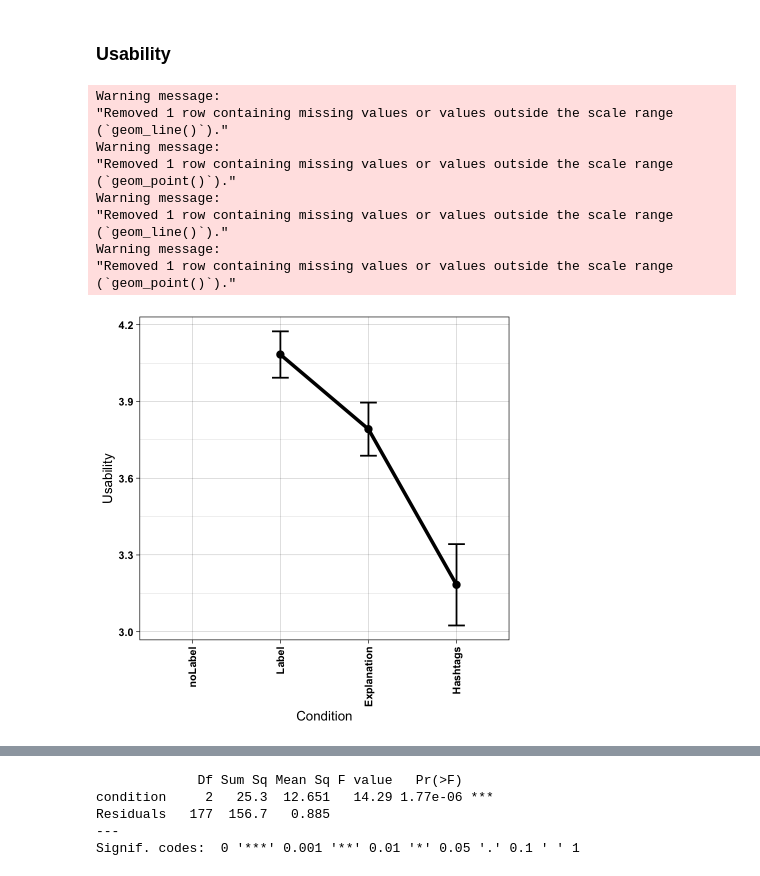
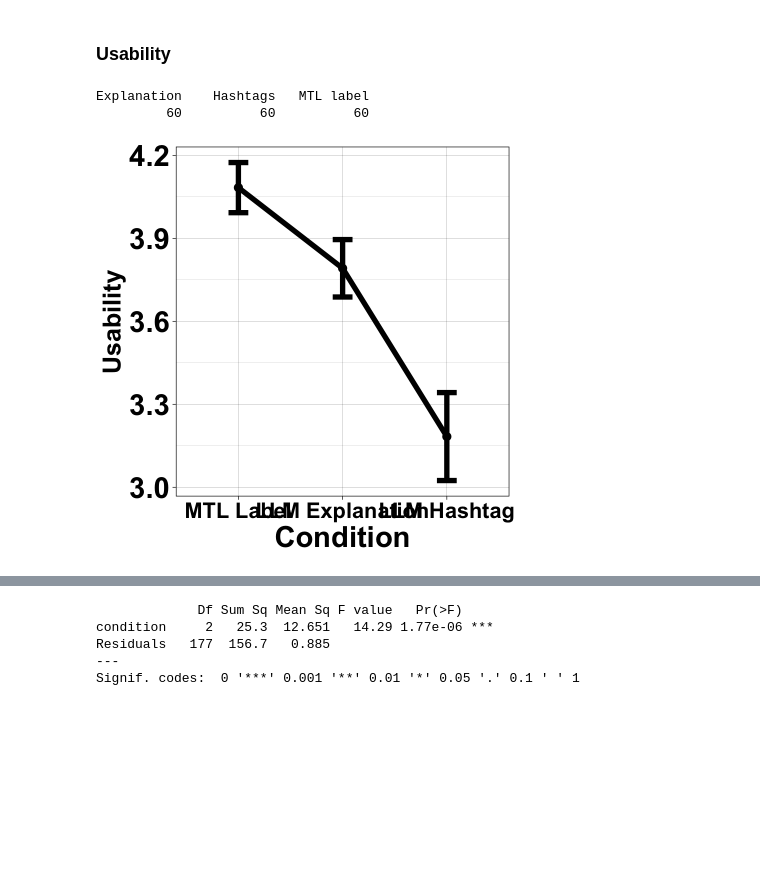
Before and after one commit to ayoubGL/UMAP_25_LLMS_Hash, a Jupyter notebook: Data_Analysis/DA_Umap25_R.ipynb, the cells around one changed output, grey strips where cells are left out. Saved outputs shown, nothing was run; the diff lists cells and outputs as text; code cells hidden in the pictures; blank space fills up the shorter version.

```diff
--- a/Data_Analysis/DA_Umap25_R.ipynb
+++ b/Data_Analysis/DA_Umap25_R.ipynb
@@ -735,0 +853,5 @@ Usability
+# %%
+usability.model <- usability ~ conditionExplanation  + conditionLabel + conditionHashtags
+usability.model.fit <- lm(usability.model, data = df_dummies)
+summary <- summary(usability.model.fit)
+print(summary)
@@ -735,0 +878,5 @@ Usability
+# %%
+usability.model<- usability ~ condition
+usability.model.fit <- aov(usability.model, data = nudge_df)
+summary <- summary(usability.model.fit)
+print(summary)
@@ -735,0 +889,5 @@ Usability
+# %%
+usability.model_dm <- usability ~ conditionExplanation  + conditionLabel  + conditionHashtags
+usability.model_dm.fit <- aov(usability.model_dm , data = df_dummies)
+summary <- summary(usability.model_dm.fit)
+print(summary)
@@ -1143,41 +1479,53 @@ Signif. codes:  0 '***' 0.001 '**' 0.01 '*' 0.05 '.' 0.1 ' ' 1
+# %%
+table(nudge_cnd$condition)
+# %% [output]
+Explanation    Hashtags   MTL label
+         60          60          60
 # %%
 # Group by condition and calculate summary statistics
-summary_data <- cfa_df %>%
+nudge_df$condition[nudge_df$condition == 'Label'] <- "MTL Label"
+nudge_df$condition[nudge_df$condition == 'Explanation'] <- "LLM Explanation"
+nudge_df$condition[nudge_df$condition == 'Hashtags'] <- "LLM Hashtag"
+
+
+summary_data <- nudge_df %>%
   group_by(condition) %>%
   summarise(
-    mean_usab = mean(usability, na.rm = TRUE),
-    se_usab = sd(usability, na.rm = TRUE) / sqrt(n())
+    mean_usability = mean(usability, na.rm = TRUE),
+    se_usability = sd(usability, na.rm = TRUE) / sqrt(n()),
+    sd_usability = sd(usability, na.rm = TRUE)
   )
 
 # Ensure condition is an ordered factor
-summary_data$condition <- ordered(summary_data$condition, levels = c("noLabel", "Label", "Explanation", "Hashtags"))
+summary_data$condition <- ordered(summary_data$condition, levels = c("MTL Label", "LLM Explanation", "LLM Hashtag"))
 
 # Plot with error bars
-ggplot(summary_data, aes(x = condition, y = mean_usab, group=1)) +
-  geom_line(size = 2) +
+ggplot(summary_data, aes(x = condition, y = mean_usability, group=1)) +
+  geom_line(size = 3, color="black") +
   geom_errorbar(aes(
-    ymin = mean_usab - se_usab,
-    ymax = mean_usab + se_usab
-  ), size = 1, width = 0.19) +
-  geom_point(size = 2, stroke = 2) +
+    ymin = mean_usability - se_usability,
+    ymax = mean_usability + se_usability
+  ), size = 3, width = 0.19, color="black") +
+  geom_point(size = 2.5, stroke = 2, color="black")+
   theme_linedraw(base_size = 16) +
   theme(
-    axis.text.x = element_text(angle = 90, vjust = 0.5, hjust = 1),
+    axis.text.x = element_text(angle = 0, vjust = 0.5, hjust = 1),
     axis.text = element_text(face = "bold")
-  ) +
+  ) +theme_linedraw(base_size = 16) +
+  theme(
+    axis.text.x = element_text(face = "bold", size = 26),
+    axis.text.y = element_text(face = "bold", size = 35),
+    axis.title.x = element_text(face = "bold", size =35),
+    axis.title.y = element_text(face = "bold", size = 30),
+    legend.text = element_text(face = "bold", size = 20),
+    legend.title = element_text(face = "bold", size = 20),
+    legend.position = "top",  # Move legend to the top and center it
+    legend.justification = "center",
+    legend.direction = "horizontal",  # Arrange items in a row
+    legend.spacing.x = unit(1, 'cm'),  # Add space between legend items
+    legend.key.width = unit(2, "cm")  # Increase legend key width if needed
+  )+ guides(fill = guide_legend(nrow = 1)) +
   labs(x = "Condition", y = "Usability")
-  ggsave("./fig/distribution_usa_SE.pdf",width=6, height=4,dpi=700)
+  ggsave("./fig/usability.pdf",width=10, height=8,dpi=700)
 # %% [output]
-Warning message:
-"Removed 1 row containing missing values or values outside the scale range
-(`geom_line()`)."
-Warning message:
-"Removed 1 row containing missing values or values outside the scale range
-(`geom_point()`)."
-Warning message:
-"Removed 1 row containing missing values or values outside the scale range
-(`geom_line()`)."
-Warning message:
-"Removed 1 row containing missing values or values outside the scale range
-(`geom_point()`)."
-[figure, old version]
+[figure, new version]
```
Also changed, not shown: parts of 78 cells of this notebook, 49 other files.
